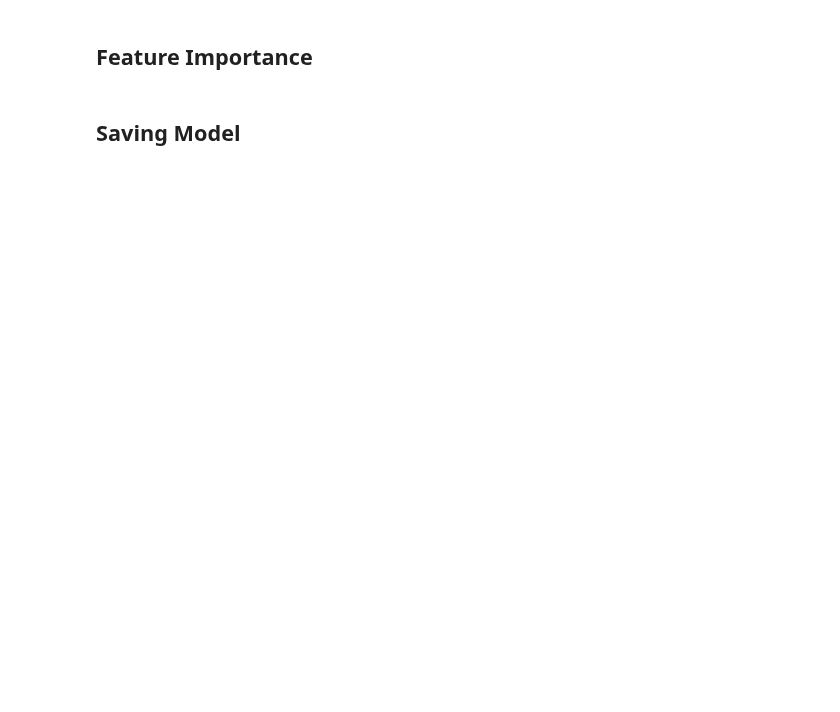
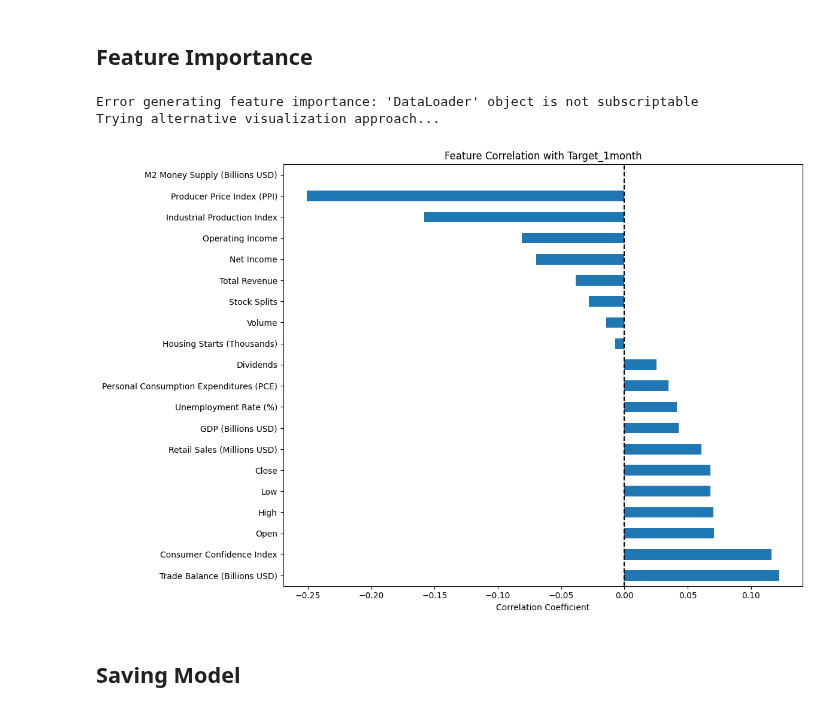
Before and after one commit to ManuelBagasina/DATCapstone, a Jupyter notebook: TFT.ipynb, the cells around one changed output. Cells and saved outputs as stored; diff of their text form; code cells hidden in the pictures; blank space fills up the shorter version.

```diff
--- a/TFT.ipynb
+++ b/TFT.ipynb
@@ -541,2 +540,72 @@ if len(ticker_val_data) > 0:
+# %%
+# Add feature importance visualization
+# First check if the model produces interpretation results
+try:
+    interpretation = tft.interpret_output(val_dataloader, reduction="mean")
+
+    # Plot encoder variable importance
+    plt.figure(figsize=(12, 8))
+
+    # Encoder variables (past)
+    encoder_vars = tft.encoder_variables
+    encoder_var_imp = interpretation["encoder_variables"].mean(0).mean(0).detach().cpu()
+
+    # Sort for better visualization
+    if len(encoder_vars) > 0:
+        sorted_idx = torch.argsort(encoder_var_imp)
+        plt.barh([encoder_vars[i] for i in sorted_idx], encoder_var_imp[sorted_idx])
+        plt.title("Encoder Variable Importance")
+        plt.tight_layout()
+        plt.savefig("encoder_importance.png")
+        plt.show()
+
+    # Decoder variable importance (future)
+    plt.figure(figsize=(12, 5))
+    decoder_vars = tft.decoder_variables
+    decoder_var_imp = interpretation["decoder_variables"].mean(0).mean(0).detach().cpu()
+
+    if len(decoder_vars) > 0:
+        sorted_idx = torch.argsort(decoder_var_imp)
+        plt.barh([decoder_vars[i] for i in sorted_idx], decoder_var_imp[sorted_idx])
+        plt.title("Decoder Variable Importance")
+        plt.tight_layout()
+        plt.savefig("decoder_importance.png")
+        plt.show()
+
+    # Static variable importance
+    plt.figure(figsize=(12, 5))
+    static_vars = tft.static_variables
+    static_var_imp = interpretation["static_variables"].mean(0).detach().cpu()
+
+    if len(static_vars) > 0:
+        sorted_idx = torch.argsort(static_var_imp)
+        plt.barh([static_vars[i] for i in sorted_idx], static_var_imp[sorted_idx])
+        plt.title("Static Variable Importance")
+        plt.tight_layout()
+        plt.savefig("static_importance.png")
+        plt.show()
+
+except Exception as e:
+    print(f"Error generating feature importance: {e}")
+    print("Trying alternative visualization approach...")
+
+    # Alternative simple feature importance plot
+    # Get feature correlations with target
+    features_to_analyze = reduced_features[:20]  # Use top 20 features
+    corr_data = df_processed[~df_processed['is_train']][[target] + list(features_to_analyze)]
+    correlations = corr_data.corr()[target].drop(target).sort_values(ascending=False)
+
+    plt.figure(figsize=(12, 8))
+    correlations.plot(kind='barh')
+    plt.title(f'Feature Correlation with {target}')
+    plt.axvline(x=0, color='k', linestyle='--')
+    plt.xlabel('Correlation Coefficient')
+    plt.tight_layout()
+    plt.savefig('feature_correlation.png')
+    plt.show()
+# %% [output]
+Error generating feature importance: 'DataLoader' object is not subscriptable
+Trying alternative visualization approach...
+[figure, added]
 # %% [markdown]
 ## Saving Model
```
Also changed, not shown: parts of 12 cells of this notebook.
